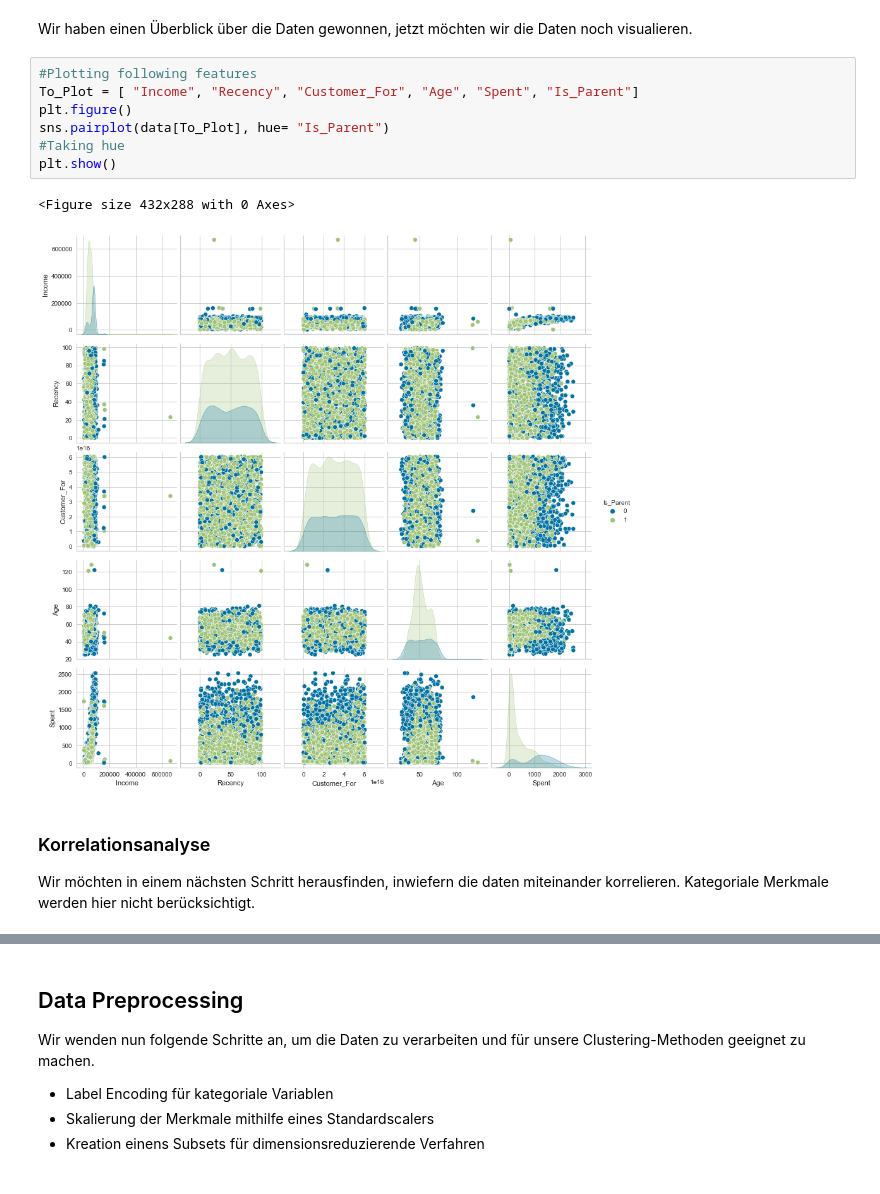
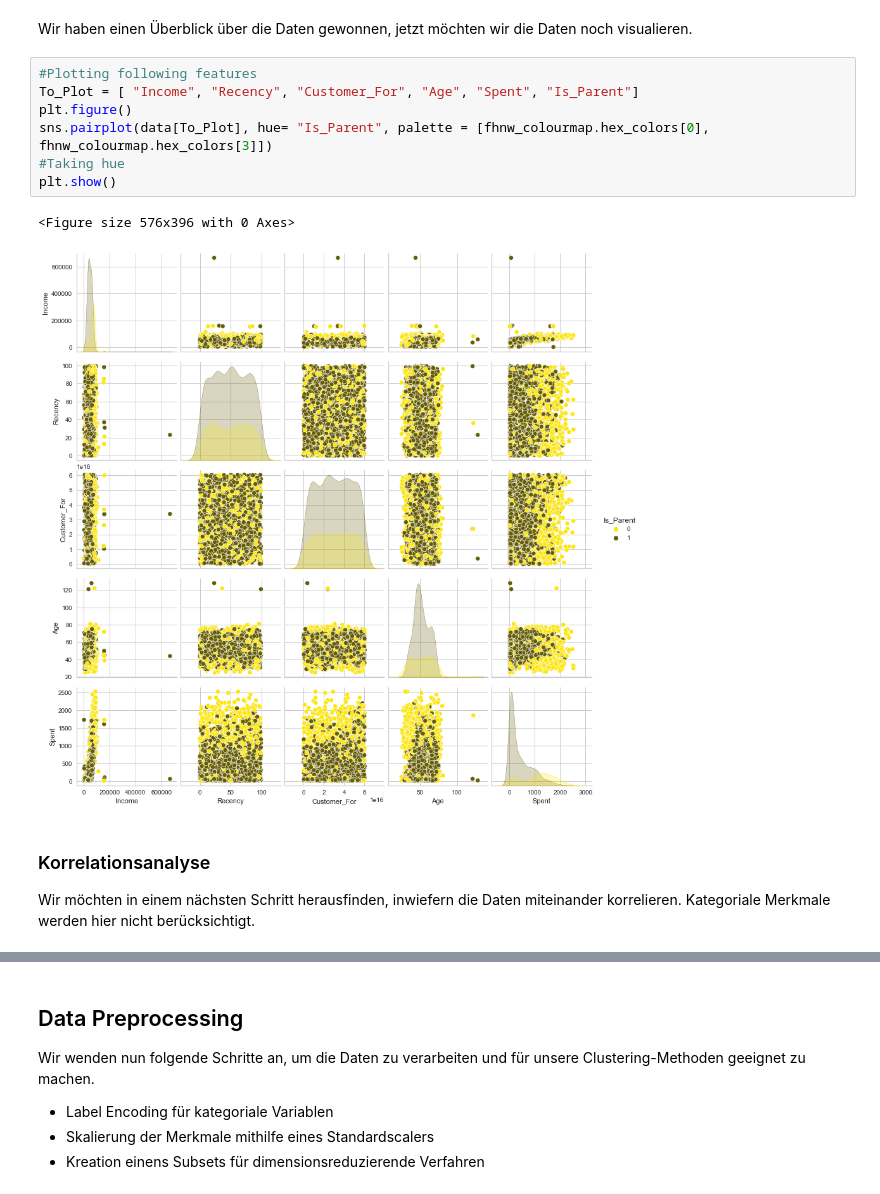
Before and after one commit to LarsFluri/2023-12-04_digitalisation-in-controlling, a Jupyter notebook: Code/2_clustering/marketing_clustering.ipynb, the cells around one changed output, grey strips where cells are left out. Saved outputs shown, nothing was run; the diff lists cells and outputs as text.

```diff
--- a/Code/2_clustering/marketing_clustering.ipynb
+++ b/Code/2_clustering/marketing_clustering.ipynb
@@ -248,17 +232,17 @@ Wir haben einen Überblick über die Daten gewonnen, jetzt möchten wir die Date
 # %%
 #Plotting following features
 To_Plot = [ "Income", "Recency", "Customer_For", "Age", "Spent", "Is_Parent"]
 plt.figure()
-sns.pairplot(data[To_Plot], hue= "Is_Parent")
+sns.pairplot(data[To_Plot], hue= "Is_Parent", palette = [fhnw_colourmap.hex_colors[0], fhnw_colourmap.hex_colors[3]])
 #Taking hue
 plt.show()
 # %% [output]
-<Figure size 432x288 with 0 Axes>
+<Figure size 576x396 with 0 Axes>
-[figure, old version]
+[figure, new version]
 # %% [markdown]
 ### Korrelationsanalyse
 
-Wir möchten in einem nächsten Schritt herausfinden, inwiefern die daten miteinander korrelieren. Kategoriale Merkmale werden hier nicht berücksichtigt.
+Wir möchten in einem nächsten Schritt herausfinden, inwiefern die Daten miteinander korrelieren. Kategoriale Merkmale werden hier nicht berücksichtigt.
 # %%
 #correlation matrix
 corrmat= data.corr()
```
Also changed, not shown: parts of 26 cells of this notebook, 4 other files.
